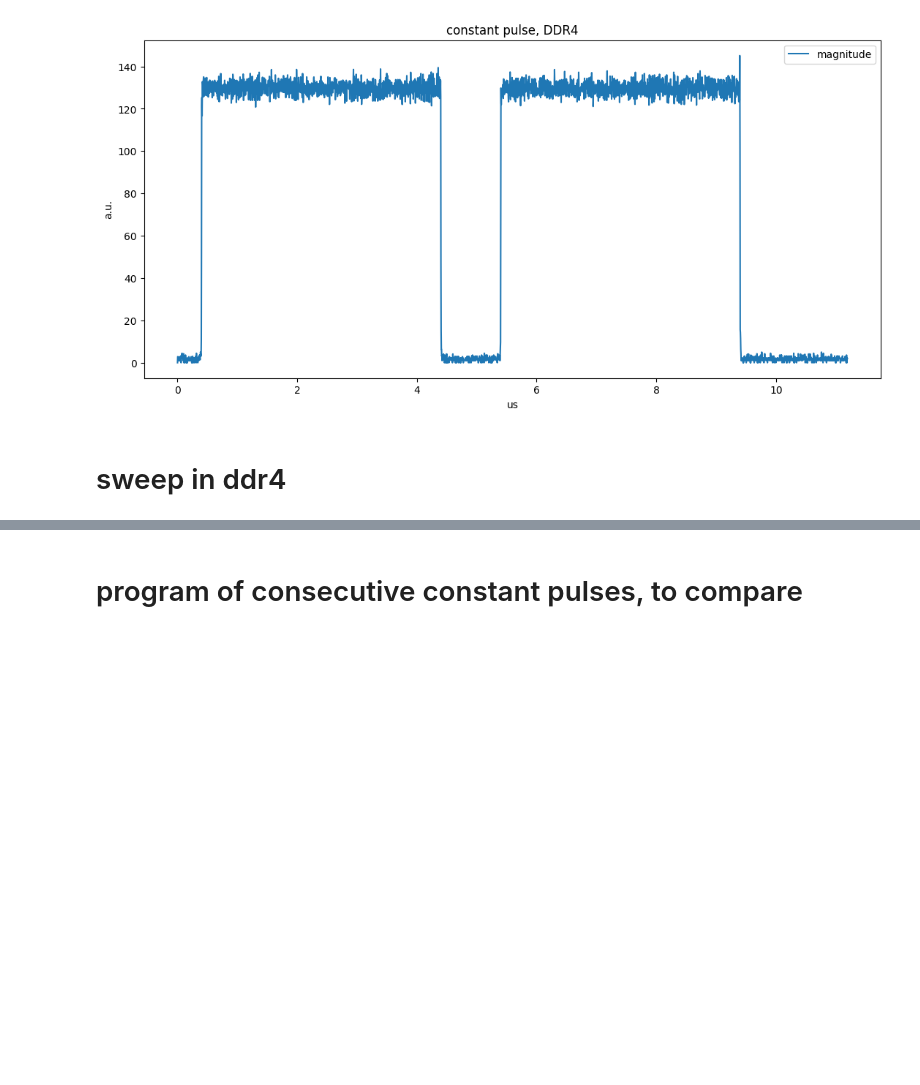
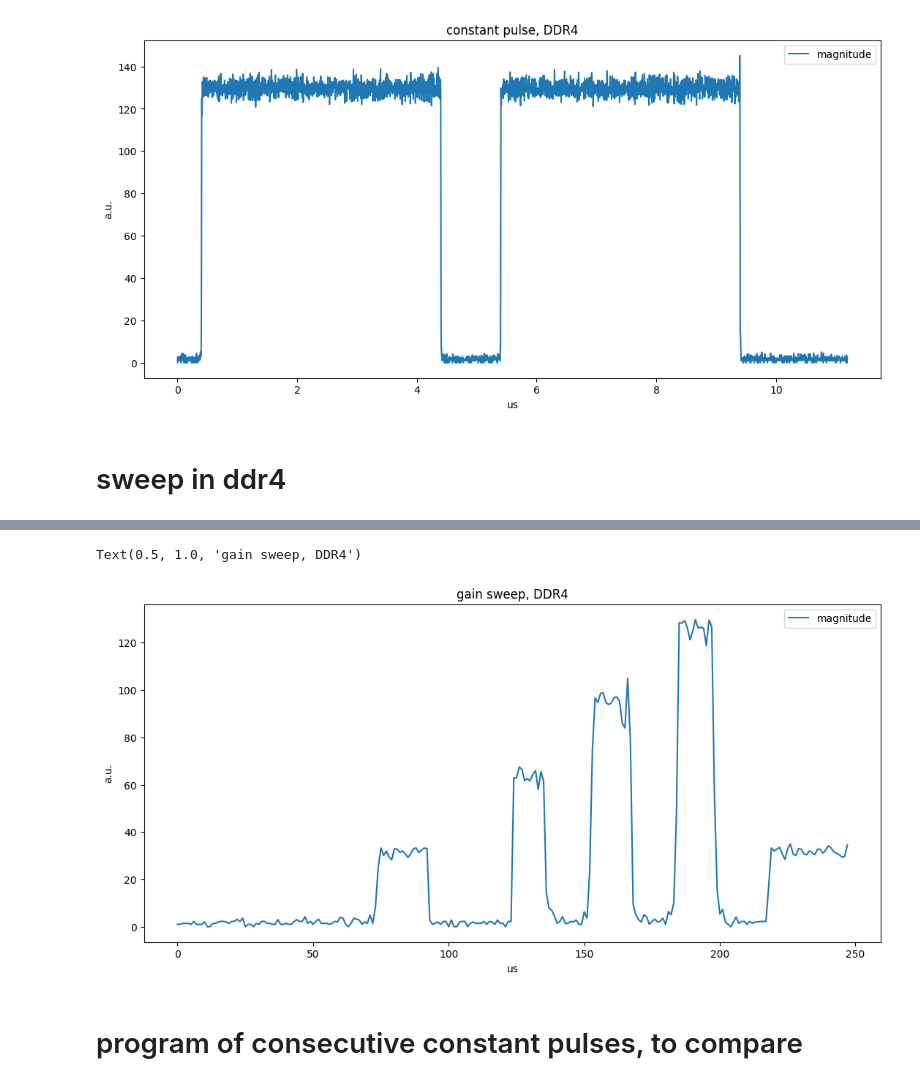
Before and after one commit to SchusterLab/ChaToT, a Jupyter notebook: nb/reading_from_ddr4.ipynb, the cells around one changed output, grey strips where cells are left out. Saved outputs shown, nothing was run; the diff lists cells and outputs as text; code cells hidden in the pictures; blank space fills up the shorter version.

```diff
--- a/nb/reading_from_ddr4.ipynb
+++ b/nb/reading_from_ddr4.ipynb
@@ -307,3 +307,18 @@ Text(0.5, 1.0, 'gain sweep, DDR4')
+# %%
+iq_list = prog.acquire_decimated(soc, soft_avgs=1)
+t = np.arange(8*len(prog.get_time_axis(ro_index=0)))
+mag = np.abs(iq_list[0].reshape(-1, iq_list[0].shape[-1]).dot([1,1j]))
+
+fig = plt.figure(figsize=(13,6))
+plt.plot(t, mag, label="magnitude")
+
+plt.legend()
+plt.ylabel("a.u.")
+plt.xlabel("us")
+plt.title("gain sweep, DDR4")
+# %% [output]
+Text(0.5, 1.0, 'gain sweep, DDR4')
+[figure, added]
 # %% [markdown]
 # program of consecutive constant pulses, to compare
 # %%
```
Also changed, not shown: parts of 3 cells of this notebook.
